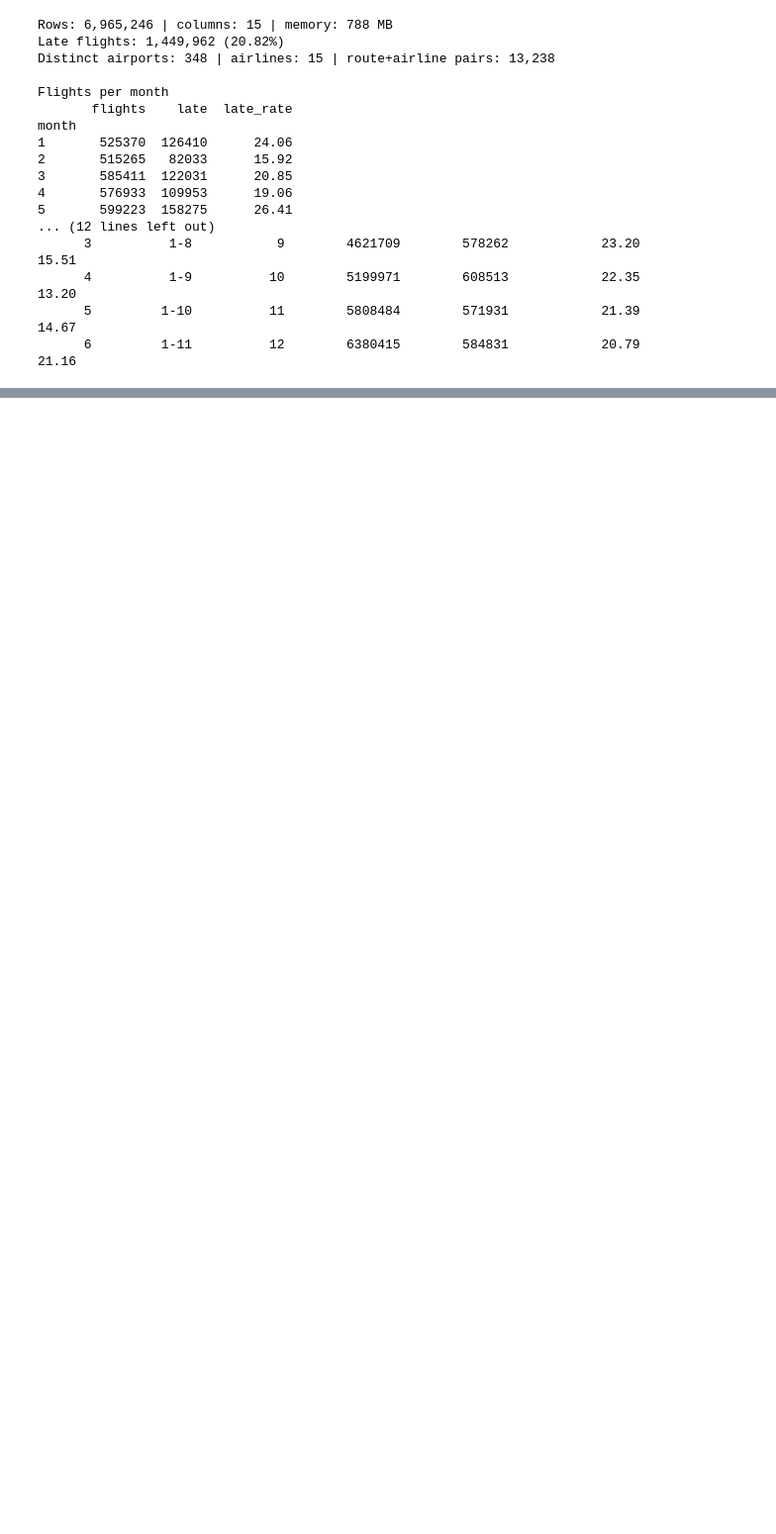
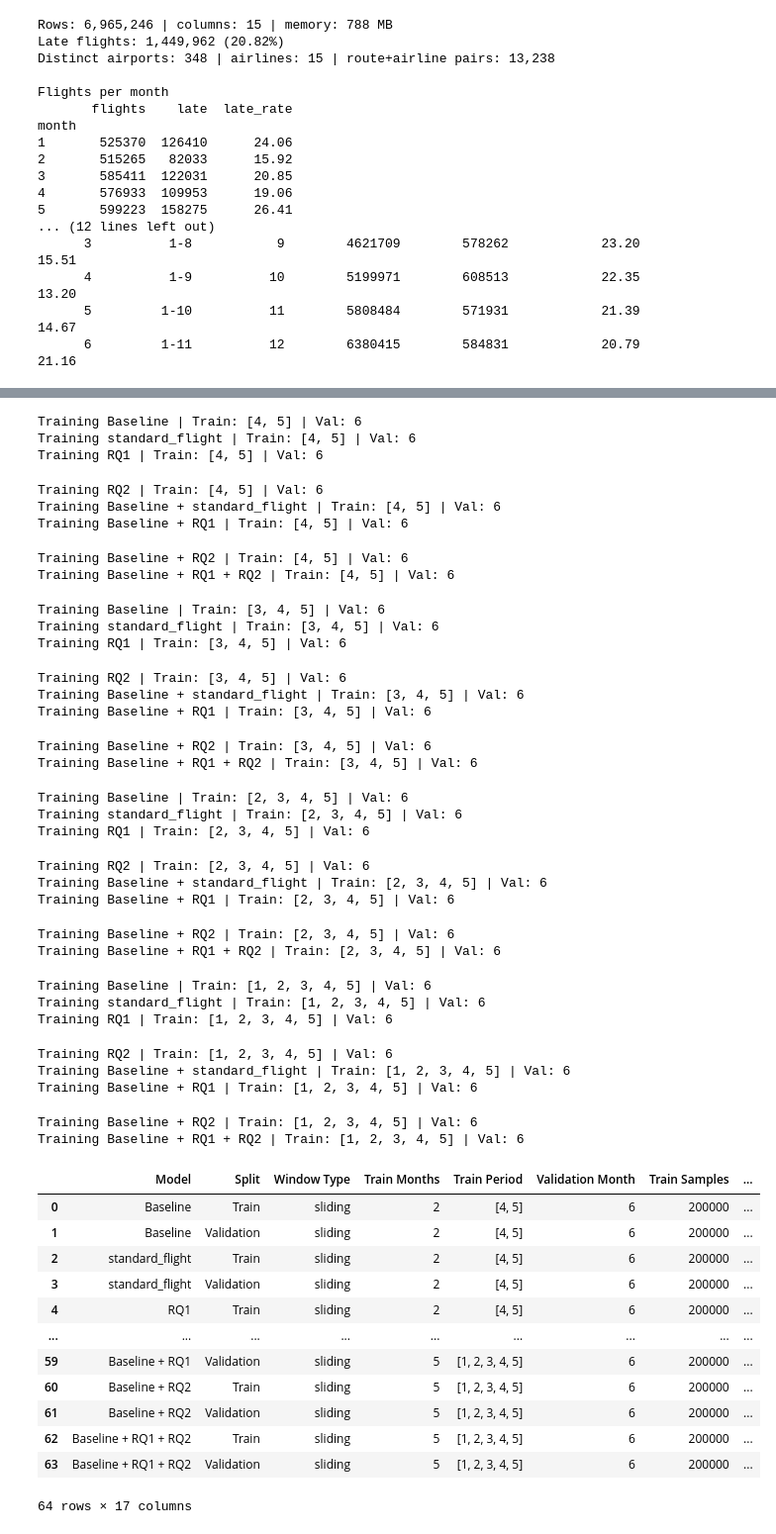
Before and after one commit to Smaash7/ComputationalToolsForDS, a Jupyter notebook: notebooks/04_predicting_delays.ipynb, the cells around one changed output, grey strips where cells are left out. Shown at 99% size. Cells and saved outputs as stored; diff of their text form; code cells hidden in the pictures; blank space fills up the shorter version.

```diff
--- a/notebooks/04_predicting_delays.ipynb
+++ b/notebooks/04_predicting_delays.ipynb
@@ -355,0 +546,58 @@ plt.show()
+# %%
+results_df, models = run_experiments(
+    df=rq3_df,
+    feature_configs=FEATURE_CONFIGS,
+    train_months=[2, 3, 4, 5],
+    val_month=6,
+    window_type="sliding",
+    sample_size=200_000,
+    return_models=True
+)
+
+display(results_df.round(4))
+# %% [output]
+Training Baseline | Train: [4, 5] | Val: 6
+Training standard_flight | Train: [4, 5] | Val: 6
+Training RQ1 | Train: [4, 5] | Val: 6
+Training RQ2 | Train: [4, 5] | Val: 6
+Training Baseline + standard_flight | Train: [4, 5] | Val: 6
+Training Baseline + RQ1 | Train: [4, 5] | Val: 6
+Training Baseline + RQ2 | Train: [4, 5] | Val: 6
+Training Baseline + RQ1 + RQ2 | Train: [4, 5] | Val: 6
+Training Baseline | Train: [3, 4, 5] | Val: 6
+Training standard_flight | Train: [3, 4, 5] | Val: 6
+Training RQ1 | Train: [3, 4, 5] | Val: 6
+Training RQ2 | Train: [3, 4, 5] | Val: 6
+Training Baseline + standard_flight | Train: [3, 4, 5] | Val: 6
+Training Baseline + RQ1 | Train: [3, 4, 5] | Val: 6
+Training Baseline + RQ2 | Train: [3, 4, 5] | Val: 6
+Training Baseline + RQ1 + RQ2 | Train: [3, 4, 5] | Val: 6
+Training Baseline | Train: [2, 3, 4, 5] | Val: 6
+Training standard_flight | Train: [2, 3, 4, 5] | Val: 6
+Training RQ1 | Train: [2, 3, 4, 5] | Val: 6
+Training RQ2 | Train: [2, 3, 4, 5] | Val: 6
+Training Baseline + standard_flight | Train: [2, 3, 4, 5] | Val: 6
+Training Baseline + RQ1 | Train: [2, 3, 4, 5] | Val: 6
+Training Baseline + RQ2 | Train: [2, 3, 4, 5] | Val: 6
+Training Baseline + RQ1 + RQ2 | Train: [2, 3, 4, 5] | Val: 6
+Training Baseline | Train: [1, 2, 3, 4, 5] | Val: 6
+Training standard_flight | Train: [1, 2, 3, 4, 5] | Val: 6
+Training RQ1 | Train: [1, 2, 3, 4, 5] | Val: 6
+Training RQ2 | Train: [1, 2, 3, 4, 5] | Val: 6
+Training Baseline + standard_flight | Train: [1, 2, 3, 4, 5] | Val: 6
+Training Baseline + RQ1 | Train: [1, 2, 3, 4, 5] | Val: 6
+Training Baseline + RQ2 | Train: [1, 2, 3, 4, 5] | Val: 6
+Training Baseline + RQ1 + RQ2 | Train: [1, 2, 3, 4, 5] | Val: 6
+|  | Model | Split | Window Type | Train Months | Train Period | Validation Month | Train Samples | ... |
+| 0 | Baseline | Train | sliding | 2 | [4, 5] | 6 | 200000 | ... |
+| 1 | Baseline | Validation | sliding | 2 | [4, 5] | 6 | 200000 | ... |
+| 2 | standard_flight | Train | sliding | 2 | [4, 5] | 6 | 200000 | ... |
+| 3 | standard_flight | Validation | sliding | 2 | [4, 5] | 6 | 200000 | ... |
+| 4 | RQ1 | Train | sliding | 2 | [4, 5] | 6 | 200000 | ... |
+| ... | ... | ... | ... | ... | ... | ... | ... | ... |
+| 59 | Baseline + RQ1 | Validation | sliding | 5 | [1, 2, 3, 4, 5] | 6 | 200000 | ... |
+| 60 | Baseline + RQ2 | Train | sliding | 5 | [1, 2, 3, 4, 5] | 6 | 200000 | ... |
+| 61 | Baseline + RQ2 | Validation | sliding | 5 | [1, 2, 3, 4, 5] | 6 | 200000 | ... |
+| 62 | Baseline + RQ1 + RQ2 | Train | sliding | 5 | [1, 2, 3, 4, 5] | 6 | 200000 | ... |
+| 63 | Baseline + RQ1 + RQ2 | Validation | sliding | 5 | [1, 2, 3, 4, 5] | 6 | 200000 | ... |
+64 rows × 17 columns
```
Also changed, not shown: parts of 19 cells of this notebook, 1 other file.
